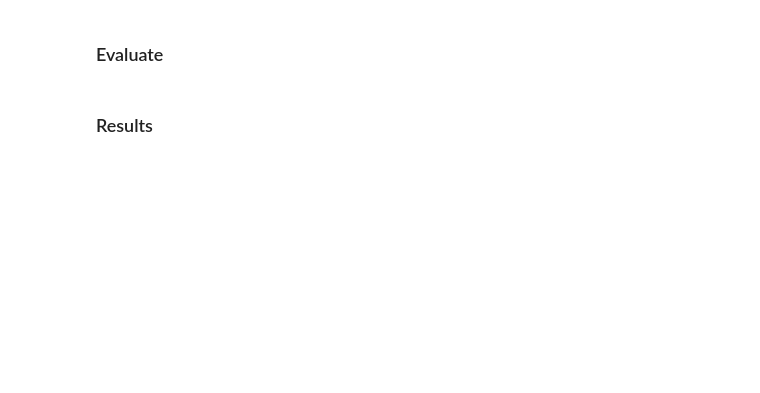
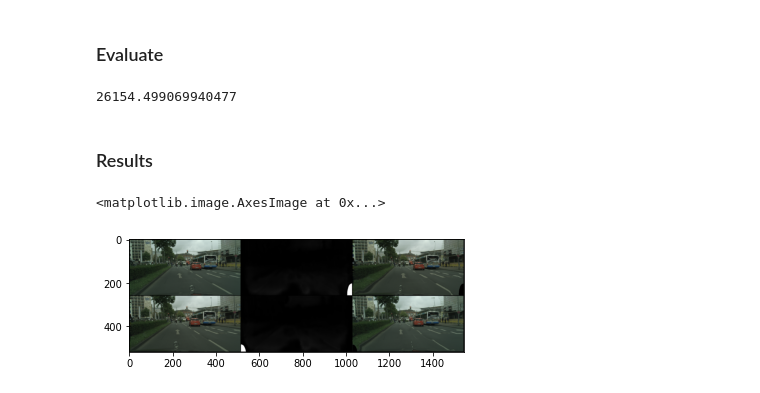
Before and after one commit to Probabilistic-Surgical-Vision/uncertainty-model, a Jupyter notebook: demo.ipynb, the cells around one changed output. Saved outputs shown, nothing was run; the diff lists cells and outputs as text; code cells hidden in the pictures; blank space fills up the shorter version.

Commit message:
Added results and model dicts from 50 epochs of training

```diff
--- a/demo.ipynb
+++ b/demo.ipynb
@@ -147,10 +164,15 @@ model.eval()
 loss_function = MonodepthLoss().to(device)
 
 train.evaluate_model(model, val_loader, loss_function,
-                     save_comparison="results/",
+                     save_comparison_to="results/",
                      device=device)
+# %% [output]
+26154.499069940477
 # %% [markdown]
 ### Results
 # %%
-image = Image.open("results/comparison.png")
+image = Image.open("results/final.png")
 plt.imshow(image)
+# %% [output]
+<matplotlib.image.AxesImage at 0x...>
+[figure, added]
```
Also changed, not shown: parts of 3 cells of this notebook, 15 other files.
